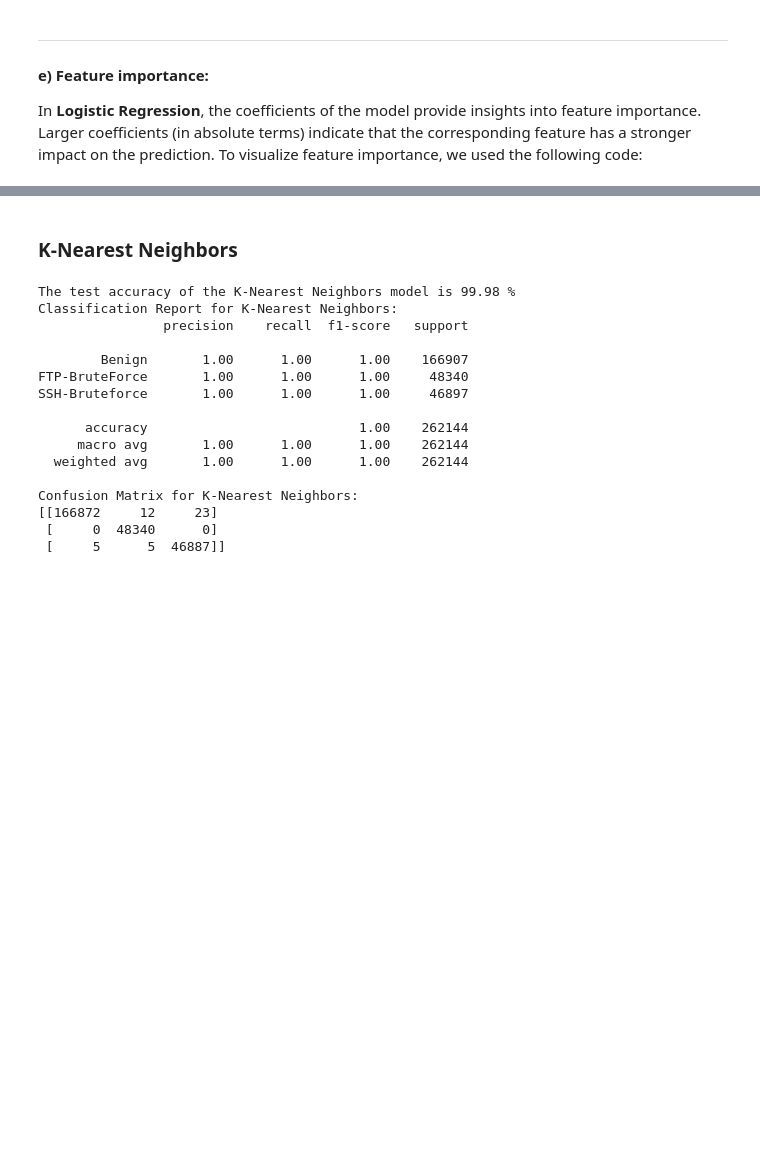
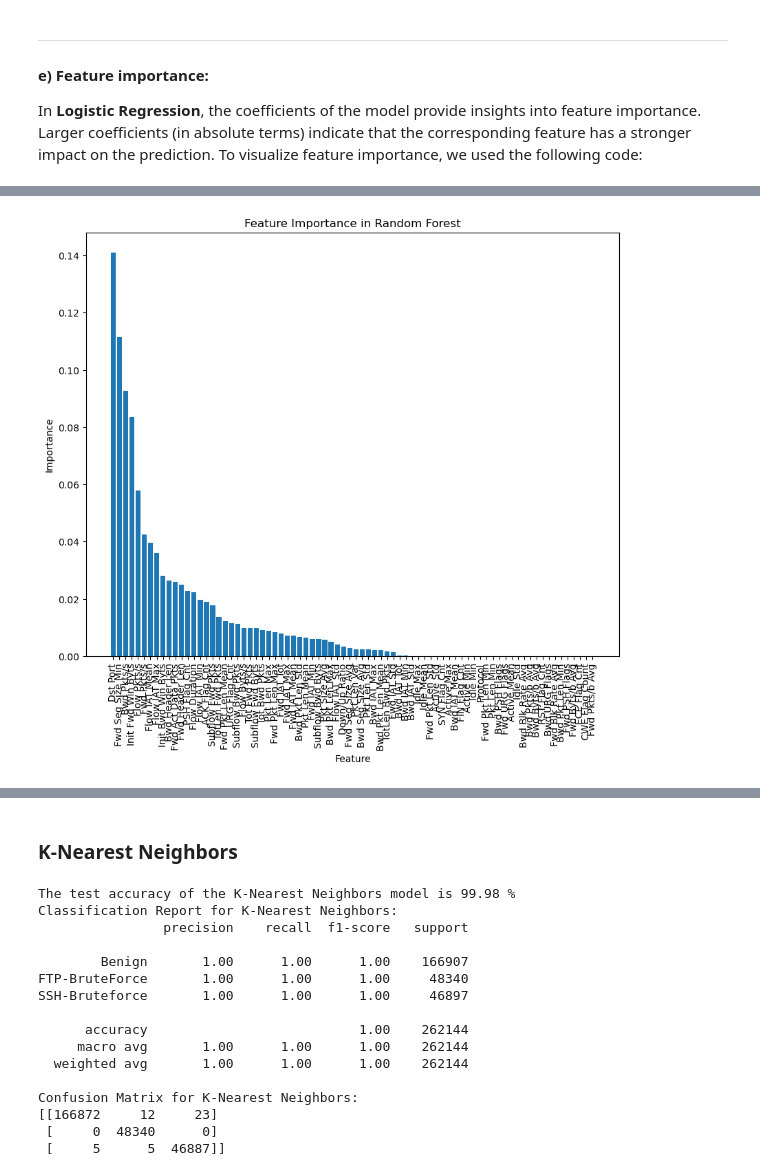
Before and after one commit to AbdullaSadoun/Cyber-Attacks-Machine-Learning, a Jupyter notebook: A2.ipynb, the cells around one changed output, grey strips where cells are left out. Saved outputs shown, nothing was run; the diff lists cells and outputs as text; code cells hidden in the pictures; blank space fills up the shorter version.

```diff
--- a/A2.ipynb
+++ b/A2.ipynb
@@ -320,0 +434,11 @@ Model that is often used when the classes are not linearly separable, but are al
+# %%
+# Plot the feature importances
+plt.figure(figsize=(10, 8))
+plt.title("Feature Importance in Random Forest")
+plt.bar(range(X_train.shape[1]), importances[indices], align="center")
+plt.xticks(range(X_train.shape[1]), feature_names[indices], rotation=90)
+plt.xlabel('Feature')
+plt.ylabel('Importance')
+plt.show()
+# %% [output]
+[figure, added]
```
Also changed, not shown: parts of 39 cells of this notebook.
